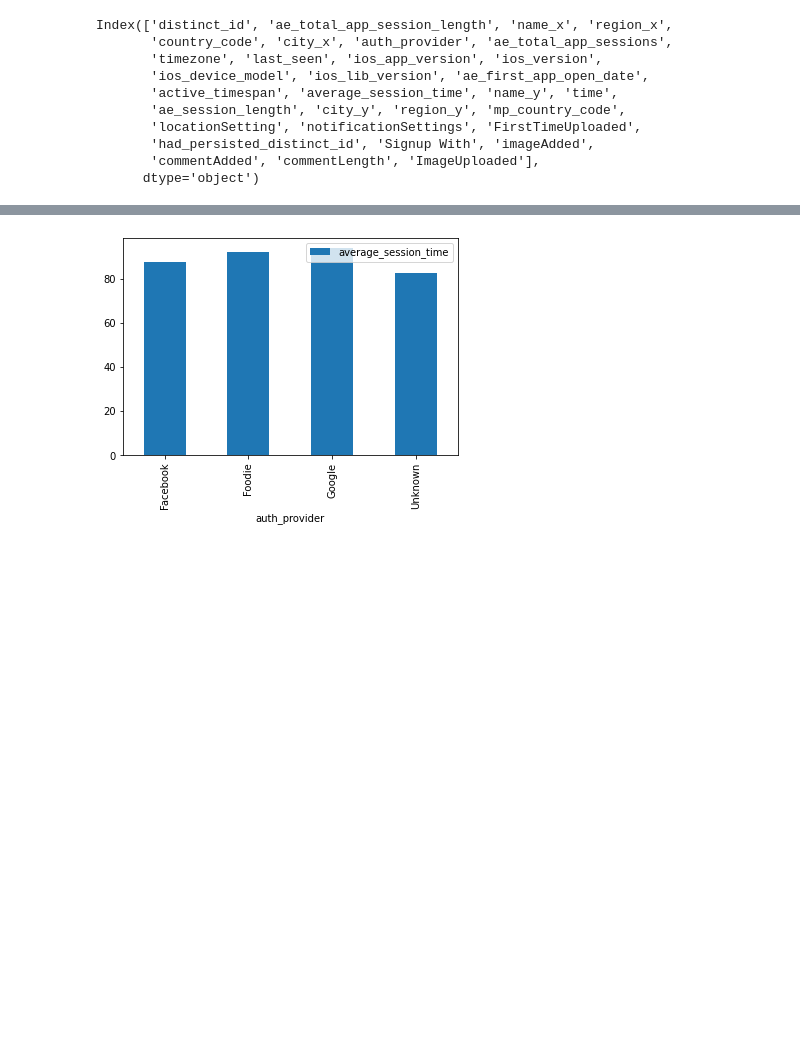
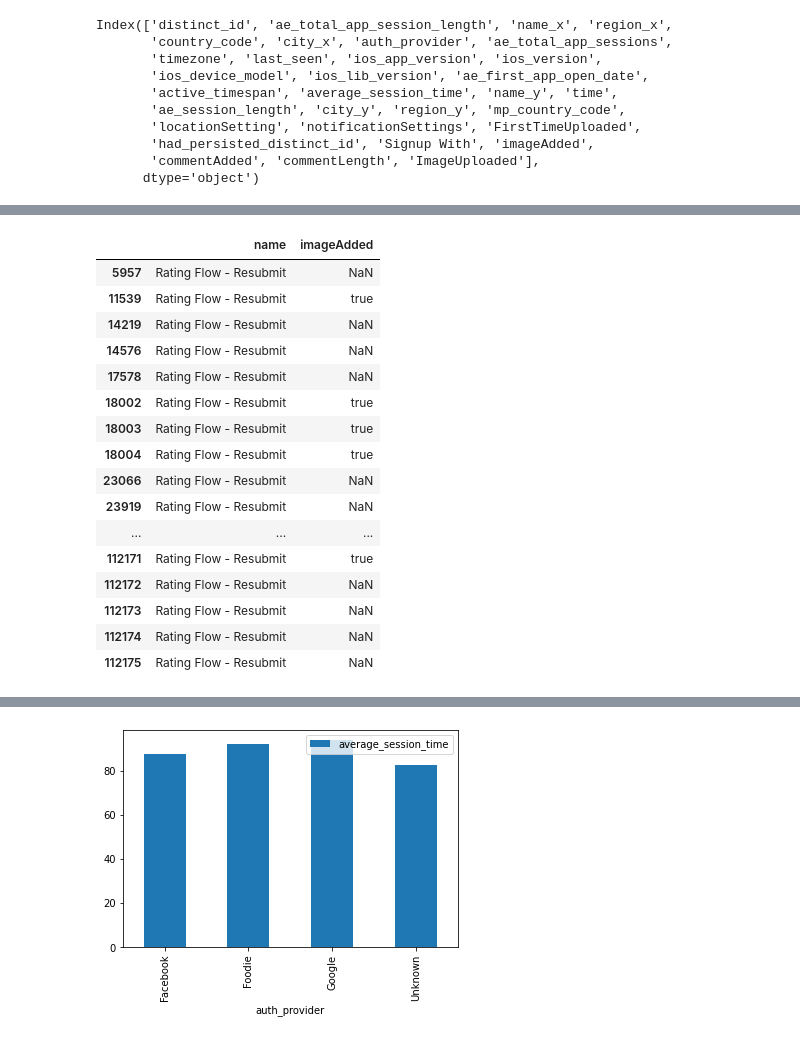
Before and after one commit to prkrishnan1/Simmer_DSS_SP20_Project_1, a Jupyter notebook: EDA_Charles.ipynb, the cells around one changed output, grey strips where cells are left out. Saved outputs shown, nothing was run; the diff lists cells and outputs as text; code cells hidden in the pictures; blank space fills up the shorter version.

```diff
--- a/EDA_Charles.ipynb
+++ b/EDA_Charles.ipynb
@@ -163,0 +229,26 @@ dtype: int64
+# %%
+y = past_7_months[past_7_months['name'] == 'Rating Flow - Resubmit'][['name', 'imageAdded']]
+
+#sum(y['imageAdded'].isnull() == False), len(y)
+#pd.set_option('display.max_rows', y.shape[0]+1)
+#rating flow start has one false value but all nans, rating flow resubmit has either nans or true
+
+y
+# %% [output]
+|  | name | imageAdded |
+| 5957 | Rating Flow - Resubmit | NaN |
+| 11539 | Rating Flow - Resubmit | true |
+| 14219 | Rating Flow - Resubmit | NaN |
+| 14576 | Rating Flow - Resubmit | NaN |
+| 17578 | Rating Flow - Resubmit | NaN |
+| 18002 | Rating Flow - Resubmit | true |
+| 18003 | Rating Flow - Resubmit | true |
+| 18004 | Rating Flow - Resubmit | true |
+| 23066 | Rating Flow - Resubmit | NaN |
+| 23919 | Rating Flow - Resubmit | NaN |
+| ... | ... | ... |
+| 112171 | Rating Flow - Resubmit | true |
+| 112172 | Rating Flow - Resubmit | NaN |
+| 112173 | Rating Flow - Resubmit | NaN |
+| 112174 | Rating Flow - Resubmit | NaN |
+| 112175 | Rating Flow - Resubmit | NaN |
```
Also changed, not shown: parts of 17 cells of this notebook.
